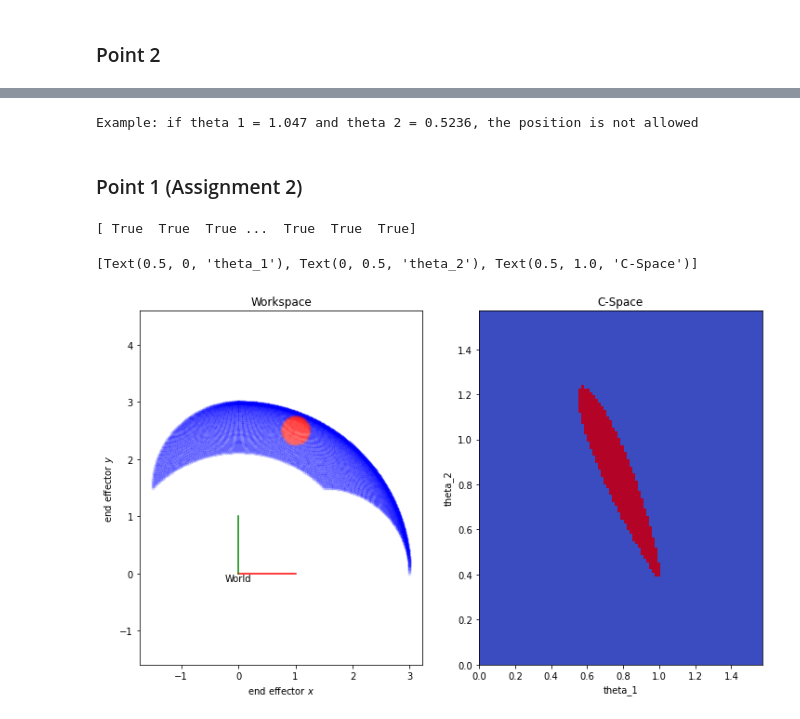
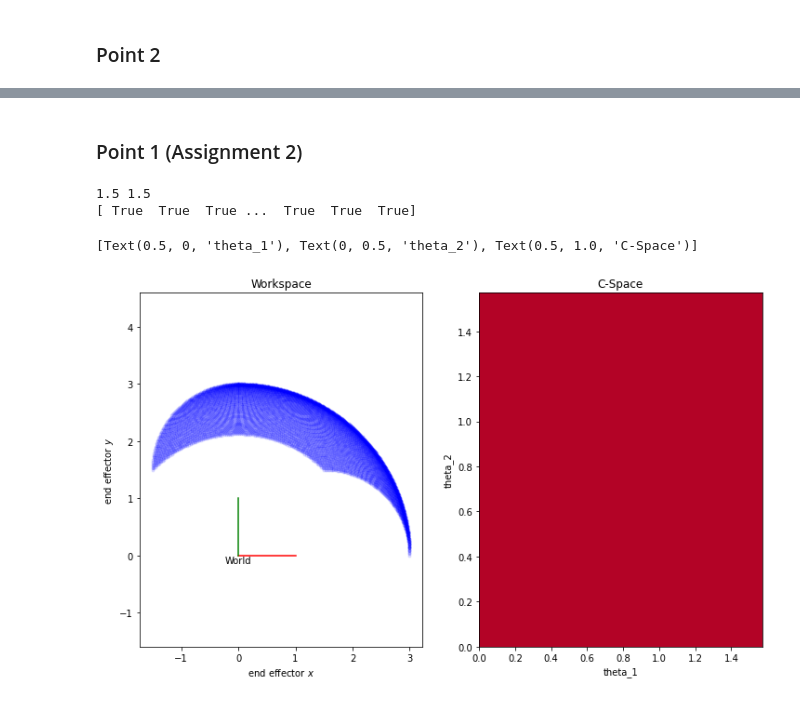
Before and after one commit to filippocasari/Robotics-Assignment1, a Jupyter notebook: assignment1-filippo-casari.ipynb, the cells around one changed output, grey strips where cells are left out. Saved outputs shown, nothing was run; the diff lists cells and outputs as text; code cells hidden in the pictures.

```diff
--- a/assignment1-filippo-casari.ipynb
+++ b/assignment1-filippo-casari.ipynb
@@ -67,7 +67,7 @@ def drawf(f, ax=None, name=None):
 # axes of the first arm
 
 
-def fw_kinematics(theta1, theta2, l1=1.2, l2=1.5, l3=1.6):
+def fw_kinematics(theta1, theta2):
     world = np.eye(3)
     L1s = world @ mkrot(theta1)
     L1e = L1s @ mktr(l1,0 )
@@ -307,14 +340,12 @@ arm 2 shape: (10000, 2, 15, 1)
-# %%
-print(f"Example: if theta 1 = {np.pi/3:2.4} and theta 2 = {np.pi/6:2.4}, the position is not allowed")
-# %% [output]
-Example: if theta 1 = 1.047 and theta 2 = 0.5236, the position is not allowed
 # %% [markdown]
 ### Point 1 (Assignment 2)
 # %%
 
 # minimum and maximum admissible values for theta1
-theta1_range = [0, 0.5 * np.pi]
-theta2_range = [0, np.pi / 2]  # minimum and maximum admissible values for theta2
+print(l1, l2)
+
+theta1_range = [0, np.pi/2]
+theta2_range = [0, np.pi/2]  # minimum and maximum admissible values for theta2
 theta1s, theta2s = np.meshgrid(
     np.linspace(*theta1_range, 100), np.linspace(*theta2_range, 100)
 )
@@ -327,31 +358,32 @@ for theta1, theta2 in zip(theta1s.flatten(), theta2s.flatten()):
     endeffector_positions.append(endeffector_position[0:2, 0])
 endeffector_positions = np.array(endeffector_positions)
 valids = (endeffector_positions[:, 0]-center_circle_x)**2 + (endeffector_positions[:, 1]-center_circle_y)**2 > radius**2
 print(valids)
 fig, (ax1, ax2) = plt.subplots(ncols=2, figsize=(12, 7))
 plt.axis("equal")
 drawf(np.eye(3), ax=ax1, name="World")
 ax1.plot(
     endeffector_positions[valids, 0], endeffector_positions[valids, 1], "b.", alpha=0.1
 )
 ax1.plot(
     endeffector_positions[~valids, 0],
     endeffector_positions[~valids, 1], # ~ for bits complement, drawing red figure
     "r.",
     alpha=0.1,
 )
 ax1.set(xlabel="end effector $x$", ylabel="end effector $y$", title="Workspace")
 ax1.axis("equal")
 
 ax2.imshow(
     valids.reshape(theta1s.shape),
     extent=theta1_range + theta2_range,
     origin="lower",
     cmap="coolwarm_r",
     aspect="auto",
 )
 ax2.set(xlabel="theta_1", ylabel="theta_2", title="C-Space")
 # %% [output]
+1.5 1.5
 [ True  True  True ...  True  True  True]
 [Text(0.5, 0, 'theta_1'), Text(0, 0.5, 'theta_2'), Text(0.5, 1.0, 'C-Space')]
-[figure, old version]
+[figure, new version]
```
Also changed, not shown: parts of 2 cells of this notebook, 1 other file.
